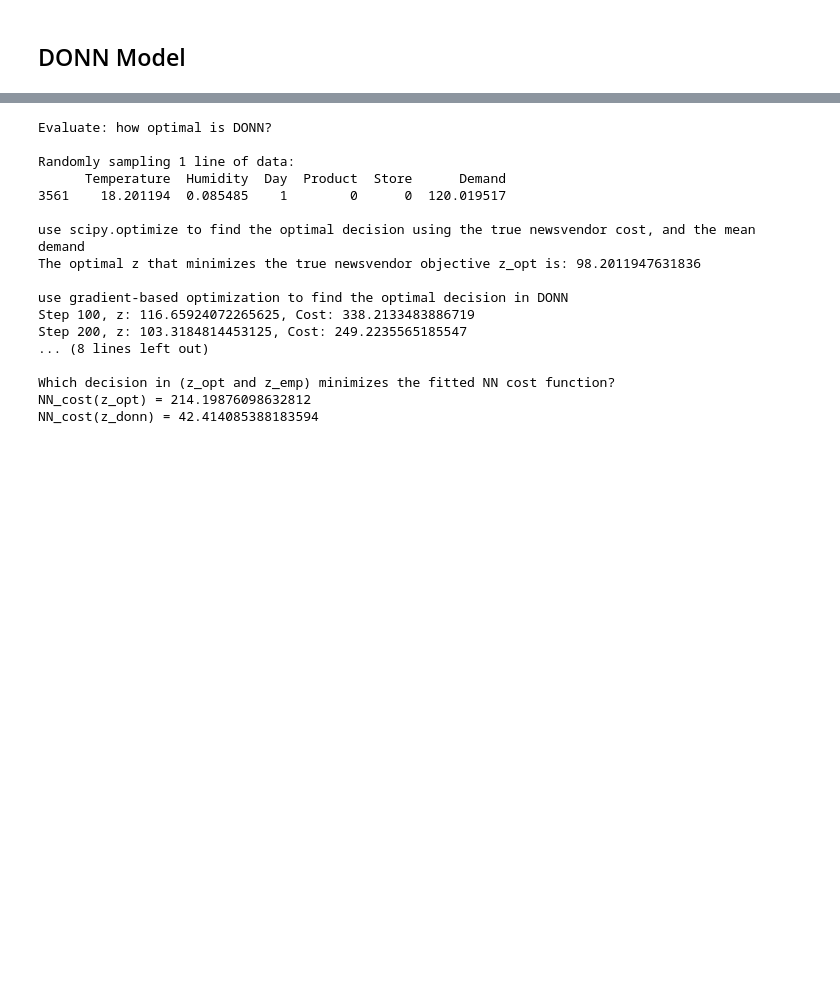
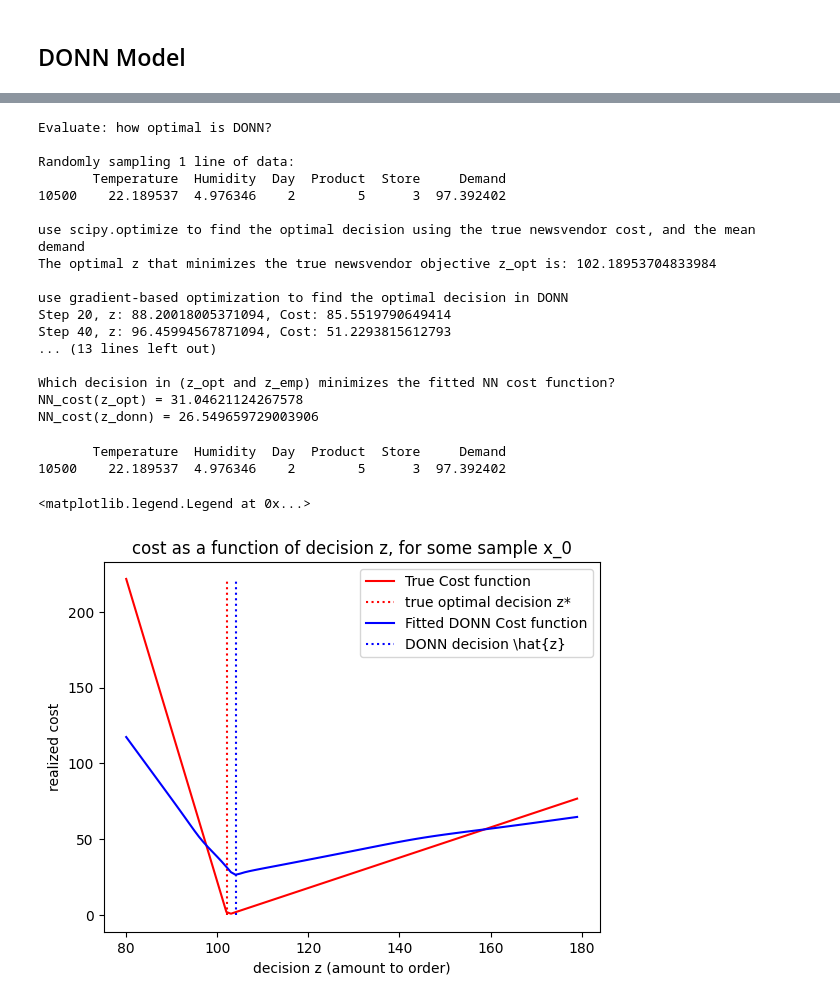
Before and after one commit to mikequ1/IEOR_8100_DONN, a Jupyter notebook: donn.ipynb, the cells around one changed output, grey strips where cells are left out. Saved outputs shown, nothing was run; the diff lists cells and outputs as text; code cells hidden in the pictures; blank space fills up the shorter version.

```diff
--- a/donn.ipynb
+++ b/donn.ipynb
@@ -208,8 +213,8 @@ def actual_demand(x):
     return demand
 
 def actual_cost(z, demand):
-    overstock_cost = h * max(demand - z, 0)  # Cost for overstock
-    understock_cost = b * max(z - demand, 0)  # Cost for understock
+    overstock_cost = h * max(z - demand, 0)  # Cost for overstock
+    understock_cost = b * max(demand - z, 0)  # Cost for understock
     return overstock_cost + understock_cost
 
 # mathematically find optimal z
@@ -229,20 +234,20 @@ print(f"The optimal z that minimizes the true newsvendor objective z_opt is: {z_
 print("use gradient-based optimization to find the optimal decision in DONN")
 for param in model.parameters(): # freeze nn params, make z require grad
     param.requires_grad = False
-z = torch.tensor([130.0], requires_grad=True, device=device)  # initial guess for z, 130 because its U[80,180]
-optimizer = torch.optim.SGD([z], lr=0.02)  # # gradient-based opt for z
+z = torch.tensor([80.0], requires_grad=True, device=device)  # initial guess for z, 130 because its U[80,180]
+optimizer = torch.optim.SGD([z], lr=0.1)  # # gradient-based opt for z
 
 def cost(x, z): # minimize cost, given X and f_{\hat{\theta}}
     cost = model(x, z)
     return cost.mean()
 
-num_steps = 500
+num_steps = 200
 for step in range(num_steps):
     optimizer.zero_grad()
     loss = cost(x, z)
     loss.backward()
     optimizer.step()
-    if (step+1) % 100 == 0:
+    if (step+1) % 20 == 0:
         print(f"Step {step+1}, z: {z.item()}, Cost: {loss.item()}")
 z_empirical = z.item()
 print(f"The optimal z that minimizes the DONN objective z_emp is: {z_empirical}")
@@ -259,20 +264,40 @@ print(f'NN_cost(z_donn) = {cost(x,torch.tensor([z_empirical]).float().to(device)
 Evaluate: how optimal is DONN?
 
 Randomly sampling 1 line of data:
-      Temperature  Humidity  Day  Product  Store      Demand
-3561    18.201194  0.085485    1        0      0  120.019517
+       Temperature  Humidity  Day  Product  Store     Demand
+10500    22.189537  4.976346    2        5      3  97.392402
 
 use scipy.optimize to find the optimal decision using the true newsvendor cost, and the mean demand
-The optimal z that minimizes the true newsvendor objective z_opt is: 98.2011947631836
+The optimal z that minimizes the true newsvendor objective z_opt is: 102.18953704833984
 
 use gradient-based optimization to find the optimal decision in DONN
-Step 100, z: 116.65924072265625, Cost: 338.2133483886719
-Step 200, z: 103.3184814453125, Cost: 249.2235565185547
-... (8 lines left out)
+Step 20, z: 88.20018005371094, Cost: 85.5519790649414
+Step 40, z: 96.45994567871094, Cost: 51.2293815612793
+... (13 lines left out)
 
 Which decision in (z_opt and z_emp) minimizes the fitted NN cost function?
-NN_cost(z_opt) = 214.19876098632812
-NN_cost(z_donn) = 42.414085388183594
+NN_cost(z_opt) = 31.04621124267578
+NN_cost(z_donn) = 26.549659729003906
+# %%
+print(random_sample)
+sweep_actual = []
+sweep_donn = []
+for z_sweep in range(80, 180):
+    sweep_actual.append(actual_cost(z_sweep, d).item())
+    sweep_donn.append(cost(x,torch.tensor([z_sweep]).float().to(device)).flatten().cpu())
+plt.plot(range(80,180), sweep_actual, color='red', label="True Cost function")
+plt.vlines(x=z_optimal, ymin=0, ymax=max(sweep_actual), linestyles='dotted', colors='red', label="true optimal decision z*")
+plt.plot(range(80,180), sweep_donn, color='blue', label="Fitted DONN Cost function")
+plt.vlines(x=z_empirical, ymin=0, ymax=max(sweep_actual), linestyles='dotted', colors='blue', label="DONN decision \\hat{z}")
+plt.title("cost as a function of decision z, for some sample x_0")
+plt.ylabel("realized cost")
+plt.xlabel("decision z (amount to order)")
+plt.legend()
+# %% [output]
+       Temperature  Humidity  Day  Product  Store     Demand
+10500    22.189537  4.976346    2        5      3  97.392402
+<matplotlib.legend.Legend at 0x...>
+[figure, added]
 # %%
 model.eval()
 
```
Also changed, not shown: parts of 5 cells of this notebook.
